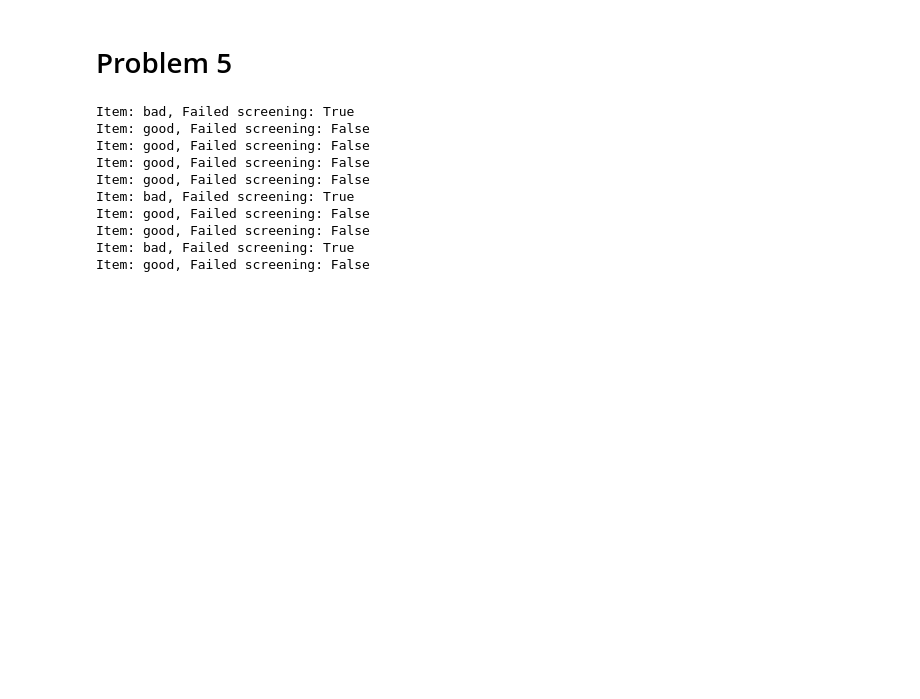
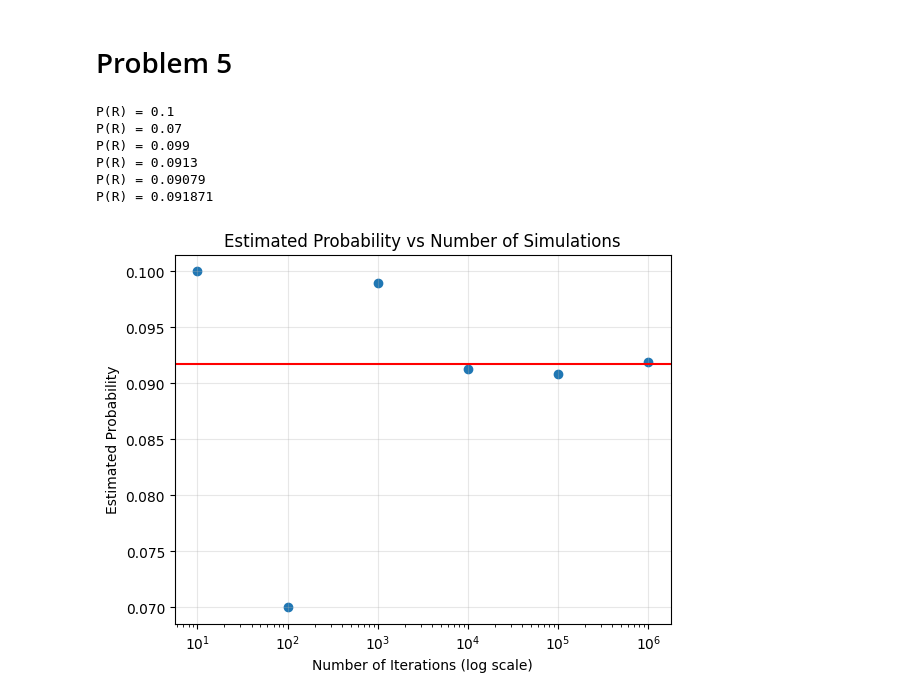
Before and after one commit to Kymapo/OR760, a Jupyter notebook: OR760 HW1.ipynb, the cells around one changed output. Saved outputs shown, nothing was run; the diff lists cells and outputs as text; code cells hidden in the pictures; blank space fills up the shorter version.

Commit message:
P5 Plots

```diff
--- a/OR760 HW1.ipynb
+++ b/OR760 HW1.ipynb
@@ -50,54 +50,73 @@ Conditioning on a noisy report can change posterior probabibilities significantl
 # Problem 5
 # %%
 import random
+import matplotlib.pyplot as plt
 
-def two_stage_screen():
+def two_stage_screen(init_good_prob):
 
     item = ''
     fail = False
 
     R1 = random.random()
-    if R1 <= 0.9: # initial probabilities
+    if R1 <= init_good_prob: # initial probabilities
         item = 'good'
     else:
         item = 'bad'
 
     # Stage 1 screening
     if item == 'good':
         R2a = random.random()
         if R2a <= 0.08:
             fail = True
     else: # item == 'bad'
         R2b = random.random()
         if R2b <= 0.95:
             fail = True
 
     # Stage 2 screening
     if fail:
         if item == 'good':
             R3a = random.random()
             if R3a <= 0.98:
                 fail = False
         else: # item == 'bad'
             R3b = random.random()
             if R3b <= 0.05:
                 fail = False
 
 
     return item, fail
 
 
-for sim in range(10):
-    item, fail = two_stage_screen()
-    print(f"Item: {item}, Failed screening: {fail}")
+
+sims = [10**i for i in range(1, 7)]  # 10, 100, 1000, 10000, 100000, 1000000
+probabilities = []
+for i in range(len(sims)):
+    fail_count = 0
+    for sim in range(sims[i]):
+        item, fail = two_stage_screen(0.9)
+        if fail:
+            fail_count += 1
+            #print(f"Item: {item}, Failed screening: {fail}")
+
+    probabilities.append(fail_count / sims[i])
+    print(f"P(R) = {fail_count / sims[i]}")
+
+# Plotting estimated probabilities vs number of iterations
+plt.figure(1)
+plt.scatter(sims, probabilities)
+plt.axhline(y=0.09169, color='r', label='Analytical P(R)')
+plt.xscale('log')
+plt.xlabel('Number of Iterations (log scale)')
+plt.ylabel('Estimated Probability')
+plt.title('Estimated Probability vs Number of Simulations')
+plt.grid(True, alpha=0.3)
+plt.show()
 # %% [output]
-Item: bad, Failed screening: True
-Item: good, Failed screening: False
-Item: good, Failed screening: False
-Item: good, Failed screening: False
-Item: good, Failed screening: False
-Item: bad, Failed screening: True
-Item: good, Failed screening: False
-Item: good, Failed screening: False
-Item: bad, Failed screening: True
-Item: good, Failed screening: False
+P(R) = 0.1
+P(R) = 0.07
+P(R) = 0.099
+P(R) = 0.0913
+P(R) = 0.09079
+P(R) = 0.091871
+[figure, added]
```
Also changed, not shown: parts of 2 cells of this notebook.
